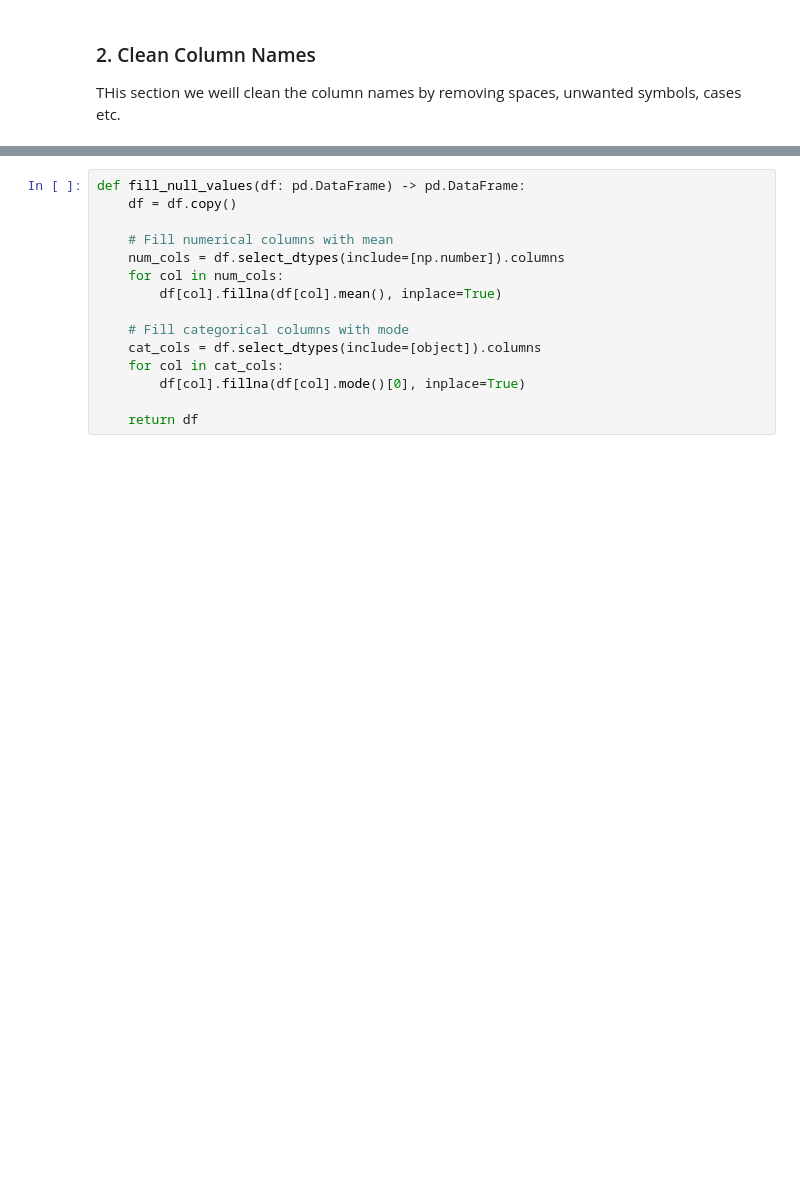
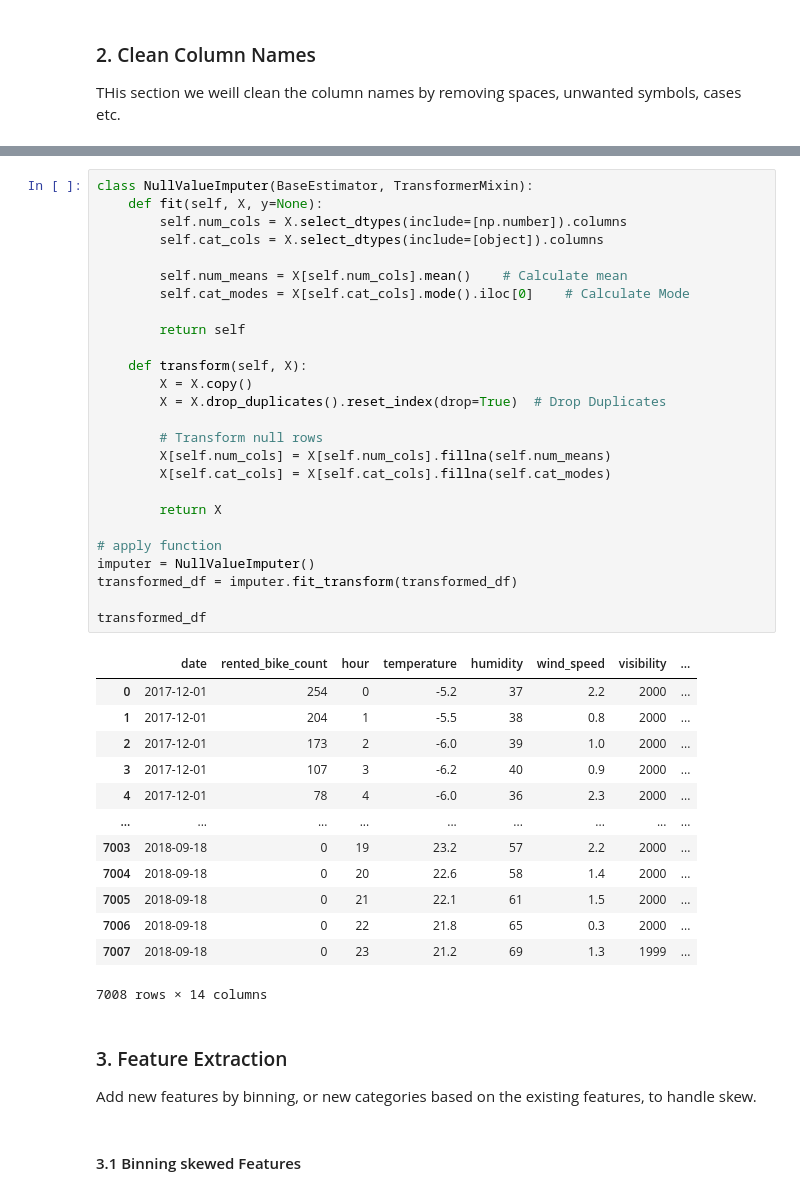
Before and after one commit to manuelmj39/bike-demand-prediction, a Jupyter notebook: notebooks/feature-engineering.ipynb, the cells around one changed output, grey strips where cells are left out. Drawn from its saved outputs; the diff is of its cells as text; blank space fills up the shorter version.

```diff
--- a/notebooks/feature-engineering.ipynb
+++ b/notebooks/feature-engineering.ipynb
@@ -132,17 +136,47 @@ transformed_df
 
 This section will consist on logic to handle the null values.
-# %%
-def fill_null_values(df: pd.DataFrame) -> pd.DataFrame:
-    df = df.copy()
-
-    # Fill numerical columns with mean
-    num_cols = df.select_dtypes(include=[np.number]).columns
-    for col in num_cols:
-        df[col].fillna(df[col].mean(), inplace=True)
-
-    # Fill categorical columns with mode
-    cat_cols = df.select_dtypes(include=[object]).columns
-    for col in cat_cols:
-        df[col].fillna(df[col].mode()[0], inplace=True)
-
-    return df
+# %%
+class NullValueImputer(BaseEstimator, TransformerMixin):
+    def fit(self, X, y=None):
+        self.num_cols = X.select_dtypes(include=[np.number]).columns
+        self.cat_cols = X.select_dtypes(include=[object]).columns
+
+        self.num_means = X[self.num_cols].mean()    # Calculate mean
+        self.cat_modes = X[self.cat_cols].mode().iloc[0]    # Calculate Mode
+
+        return self
+
+    def transform(self, X):
+        X = X.copy()
+        X = X.drop_duplicates().reset_index(drop=True)  # Drop Duplicates
+
+        # Transform null rows
+        X[self.num_cols] = X[self.num_cols].fillna(self.num_means)
+        X[self.cat_cols] = X[self.cat_cols].fillna(self.cat_modes)
+
+        return X
+
+# apply function
+imputer = NullValueImputer()
+transformed_df = imputer.fit_transform(transformed_df)
+
+transformed_df
+# %% [output]
+|  | date | rented_bike_count | hour | temperature | humidity | wind_speed | visibility | ... |
+| 0 | 2017-12-01 | 254 | 0 | -5.2 | 37 | 2.2 | 2000 | ... |
+| 1 | 2017-12-01 | 204 | 1 | -5.5 | 38 | 0.8 | 2000 | ... |
+| 2 | 2017-12-01 | 173 | 2 | -6.0 | 39 | 1.0 | 2000 | ... |
+| 3 | 2017-12-01 | 107 | 3 | -6.2 | 40 | 0.9 | 2000 | ... |
+| 4 | 2017-12-01 | 78 | 4 | -6.0 | 36 | 2.3 | 2000 | ... |
+| ... | ... | ... | ... | ... | ... | ... | ... | ... |
+| 7003 | 2018-09-18 | 0 | 19 | 23.2 | 57 | 2.2 | 2000 | ... |
+| 7004 | 2018-09-18 | 0 | 20 | 22.6 | 58 | 1.4 | 2000 | ... |
+| 7005 | 2018-09-18 | 0 | 21 | 22.1 | 61 | 1.5 | 2000 | ... |
+| 7006 | 2018-09-18 | 0 | 22 | 21.8 | 65 | 0.3 | 2000 | ... |
+| 7007 | 2018-09-18 | 0 | 23 | 21.2 | 69 | 1.3 | 1999 | ... |
+7008 rows × 14 columns
+# %% [markdown]
+### 3. Feature Extraction
+Add new features by binning, or new categories based on the existing features, to handle skew.
+# %% [markdown]
+#### 3.1 Binning skewed Features
```
Also changed, not shown: parts of 10 cells of this notebook.
